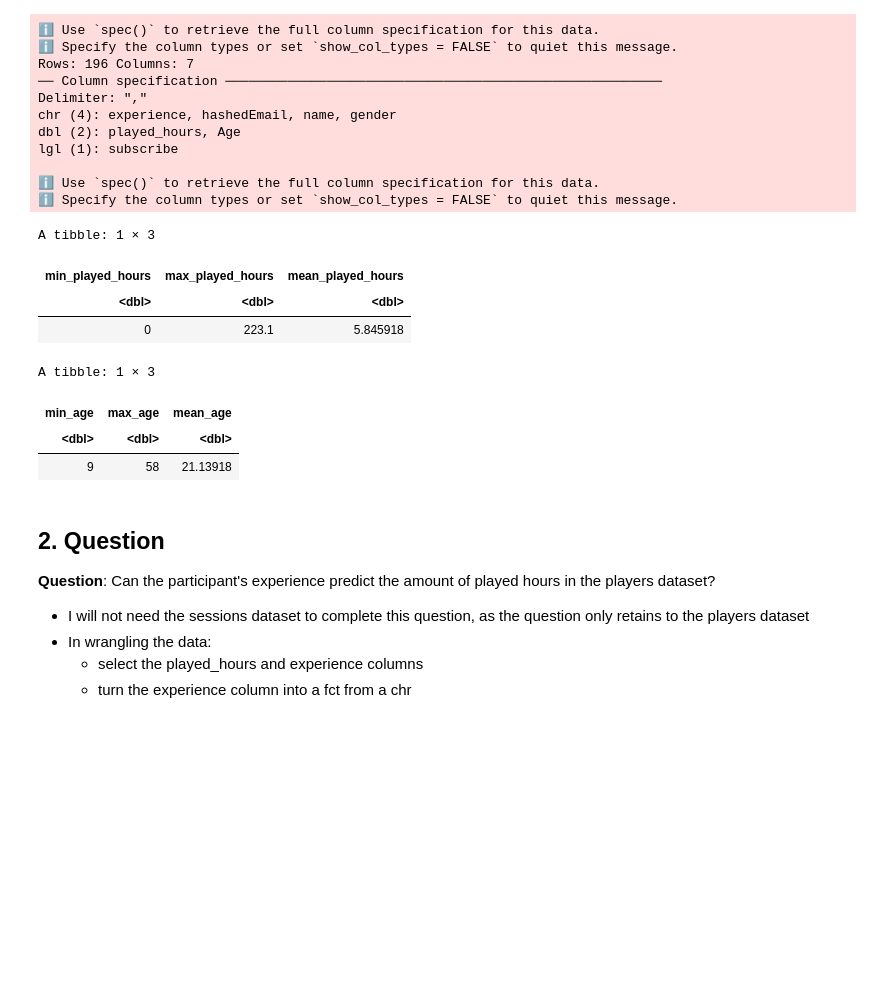
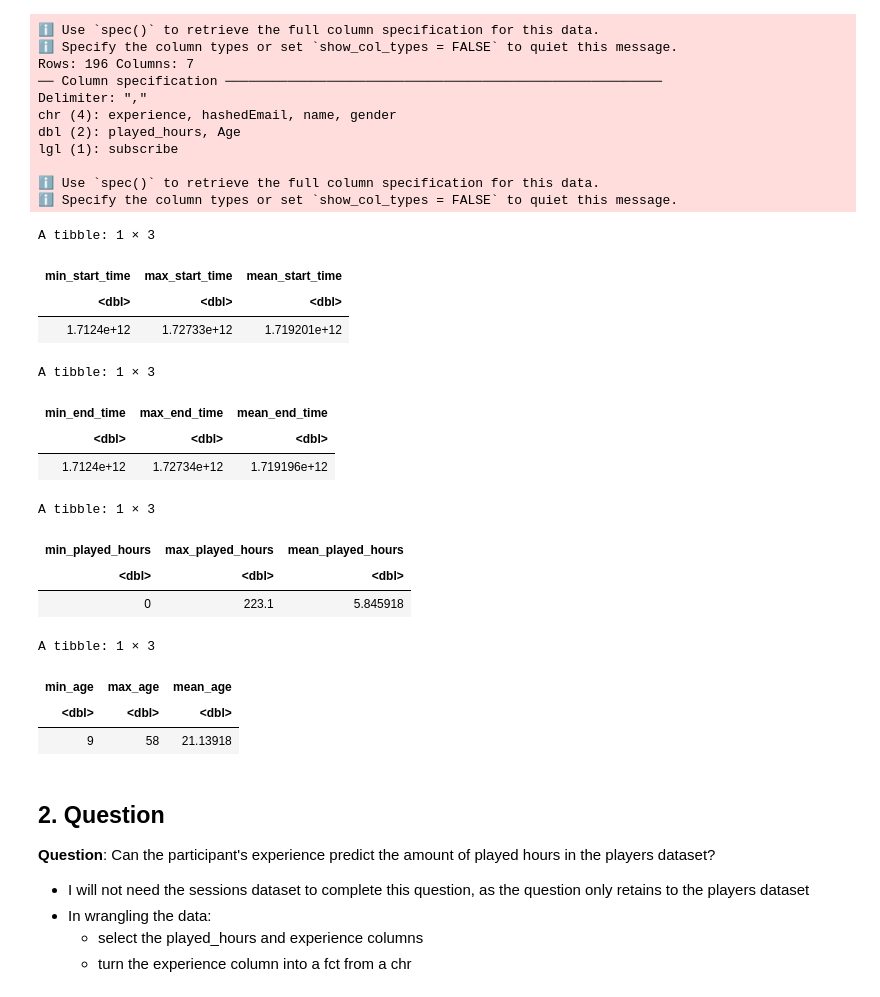
Before and after one commit to whendyliow/ds_100_project, a Jupyter notebook: planning_report.ipynb, the cells around one changed output. Saved outputs shown, nothing was run; the diff lists cells and outputs as text; code cells hidden in the pictures; blank space fills up the shorter version.

Commit message:
edited the first question
- added summary statistics for sessions, as they were missing
- realized there were missing values in the sessions data set

```diff
--- a/planning_report.ipynb
+++ b/planning_report.ipynb
@@ -106,34 +116,50 @@ lgl (1): subscribe
 ℹ Use `spec()` to retrieve the full column specification for this data.
 ℹ Specify the column types or set `show_col_types = FALSE` to quiet this message.
 # %%
+original_start_summary <- sessions |>
+    select(original_start_time) |>
+    summarize( min_start_time = min(original_start_time),
+               max_start_time = max(original_start_time),
+               mean_start_time = mean(original_start_time))
+original_start_summary
+
+original_end_summary <- sessions |>
+    select(original_end_time) |>
+    summarize( min_end_time = min(original_end_time, na.rm = TRUE),
+               max_end_time = max(original_end_time, na.rm = TRUE),
+               mean_end_time = mean(original_end_time, na.rm = TRUE))
+original_end_summary
+
 played_hours_summary <- players |>
     select(played_hours) |>
     summarize( min_played_hours = min(played_hours),
                max_played_hours = max(played_hours),
                mean_played_hours = mean(played_hours))
 played_hours_summary
 
 ages_summary <- players |>
     select(Age) |>
     summarize( min_age = min(Age, na.rm = TRUE),
                max_age = max(Age, na.rm = TRUE),
                mean_age = mean(Age, na.rm = TRUE))
 ages_summary
-
-# subscribe_summary <- players |>
-#     select(subscribe, hashedEmail) |>
-#     group_by(subscribe = as_factor(subscribe)) |>
-#     summarize(count = n())
-# subscribe_summary
 # %% [output]
 A tibble: 1 × 3
-| min_played_hours | max_played_hours | mean_played_hours |
+| min_start_time | max_start_time | mean_start_time |
 | <dbl> | <dbl> | <dbl> |
-| 0 | 223.1 | 5.845918 |
+| 1.7124e+12 | 1.72733e+12 | 1.719201e+12 |
 A tibble: 1 × 3
-| min_age | max_age | mean_age |
+| min_end_time | max_end_time | mean_end_time |
 | <dbl> | <dbl> | <dbl> |
-| 9 | 58 | 21.13918 |
+| 1.7124e+12 | 1.72734e+12 | 1.719196e+12 |
+A tibble: 1 × 3
+| min_played_hours | max_played_hours | mean_played_hours |
+| <dbl> | <dbl> | <dbl> |
+| 0 | 223.1 | 5.845918 |
+A tibble: 1 × 3
+| min_age | max_age | mean_age |
+| <dbl> | <dbl> | <dbl> |
+| 9 | 58 | 21.13918 |
 # %% [markdown]
 ## 2. Question
 
```
Also changed, not shown: parts of 1 cell of this notebook.
